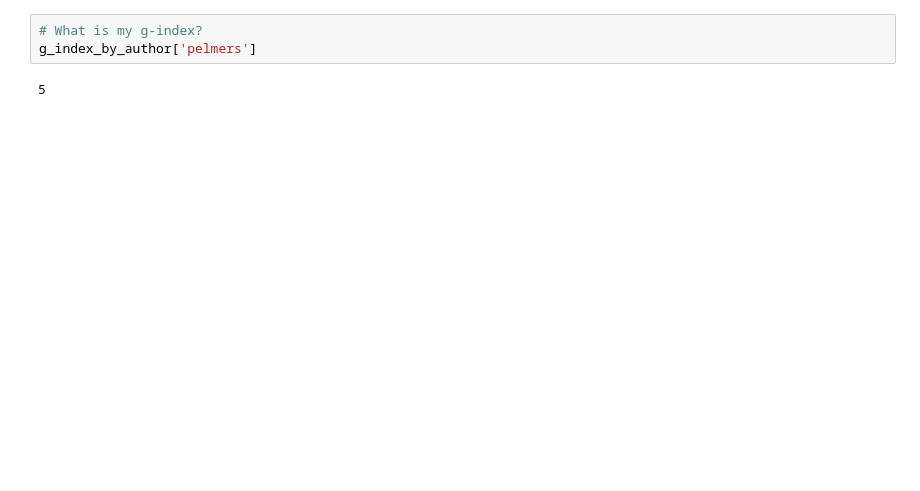
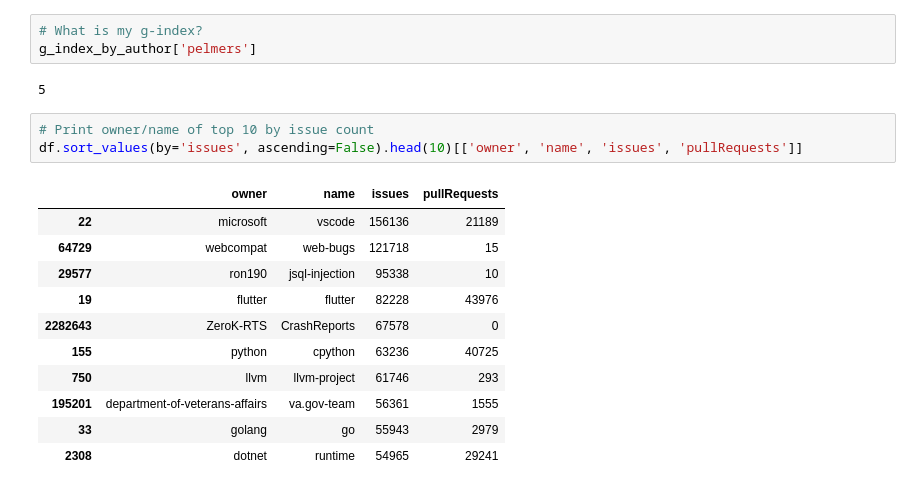
Before and after one commit to pelmers/github-repository-metadata, a Jupyter notebook: explore_github_all_repos.ipynb, the cells around one changed output. Drawn from its saved outputs; the diff is of its cells as text; blank space fills up the shorter version.

```diff
--- a/explore_github_all_repos.ipynb
+++ b/explore_github_all_repos.ipynb
@@ -249,3 +243,18 @@ plt.show()
 g_index_by_author['pelmers']
 # %% [output]
 5
+# %%
+# Print owner/name of top 10 by issue count
+df.sort_values(by='issues', ascending=False).head(10)[['owner', 'name', 'issues', 'pullRequests']]
+# %% [output]
+|  | owner | name | issues | pullRequests |
+| 22 | microsoft | vscode | 156136 | 21189 |
+| 64729 | webcompat | web-bugs | 121718 | 15 |
+| 29577 | ron190 | jsql-injection | 95338 | 10 |
+| 19 | flutter | flutter | 82228 | 43976 |
+| 2282643 | ZeroK-RTS | CrashReports | 67578 | 0 |
+| 155 | python | cpython | 63236 | 40725 |
+| 750 | llvm | llvm-project | 61746 | 293 |
+| 195201 | department-of-veterans-affairs | va.gov-team | 56361 | 1555 |
+| 33 | golang | go | 55943 | 2979 |
+| 2308 | dotnet | runtime | 54965 | 29241 |
```
Also changed, not shown: parts of 13 cells of this notebook, 1 other file.
